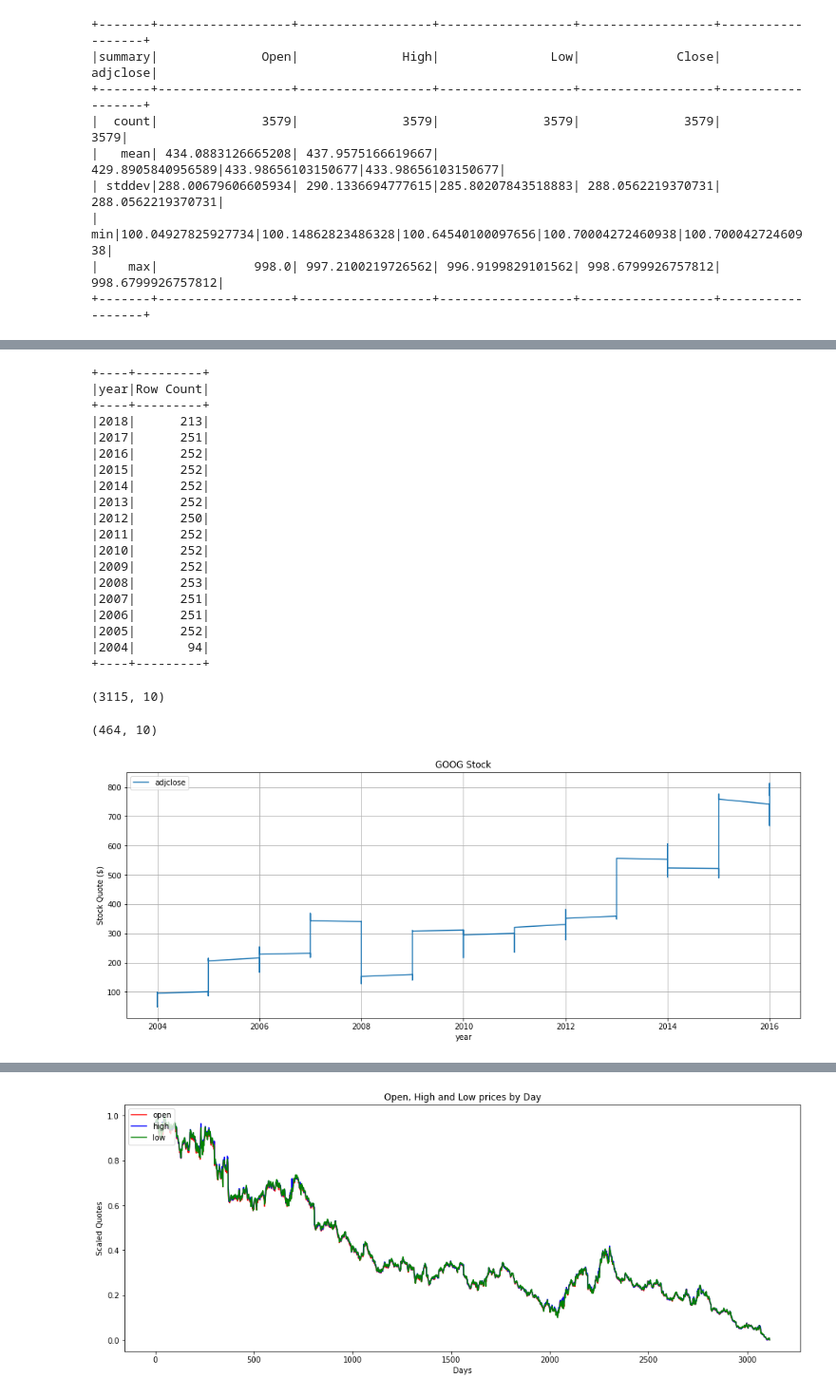
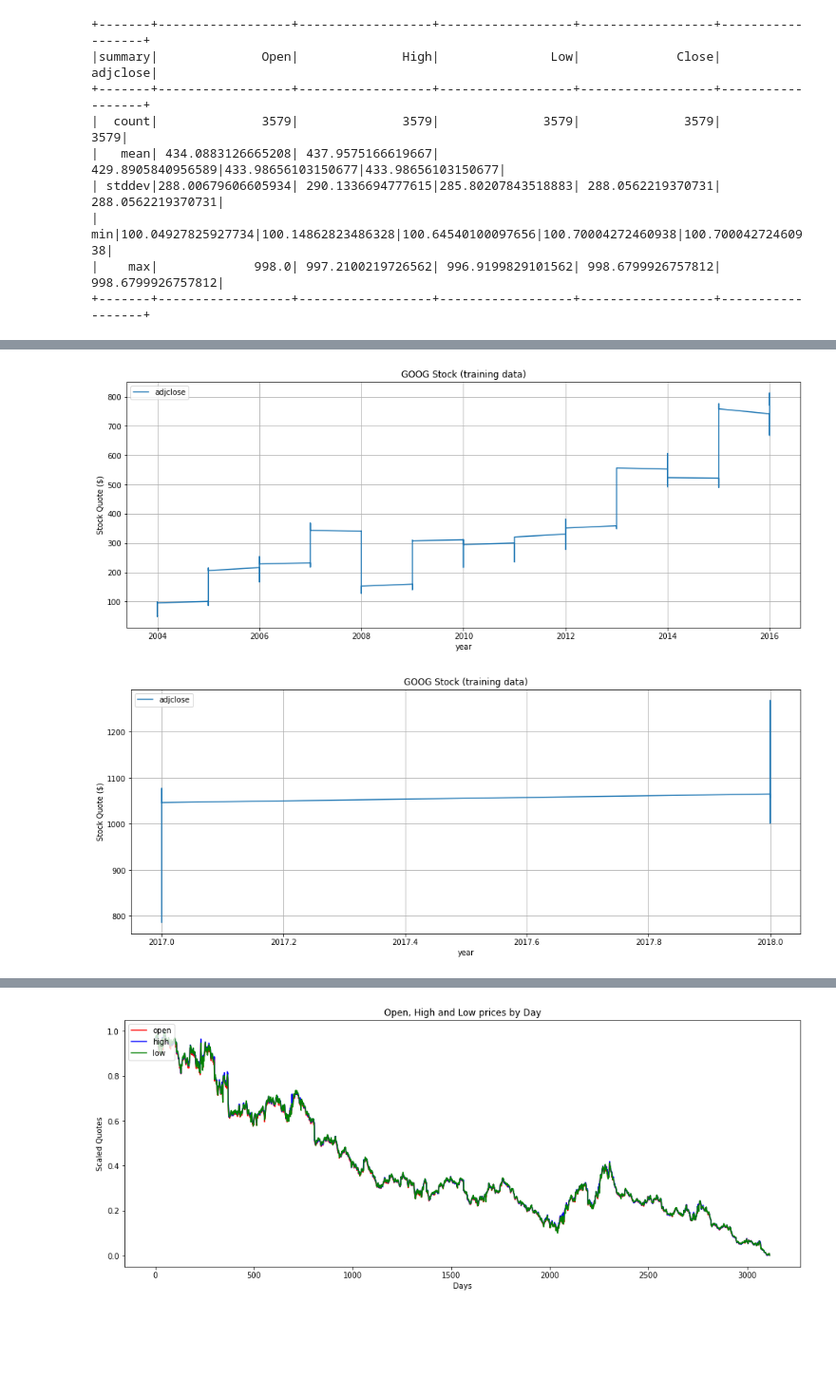
Before and after one commit to anagh07/stock_price_predictor, a Jupyter notebook: lstm_predictor.ipynb, the cells around one changed output, grey strips where cells are left out. Shown: that part at 95% size. Cells and saved outputs as stored; diff of their text form; code cells hidden in the pictures; blank space fills up the shorter version.

```diff
--- a/lstm_predictor.ipynb
+++ b/lstm_predictor.ipynb
@@ -153,27 +169 @@ df.select('Open', 'High', 'Low', 'Close', 'adjclose').describe().show()
-# %%
-# to estimate the testing and the training percentages:
-df.groupBy(['year']).agg({'adjclose':'count'})\
-    .withColumnRenamed('count(adjclose)', 'Row Count')\
-    .orderBy(["year"],ascending=False)\
-    .show()
-# %% [output]
-+----+---------+
-|year|Row Count|
-+----+---------+
-|2018|      213|
-|2017|      251|
-|2016|      252|
-|2015|      252|
-|2014|      252|
-|2013|      252|
-|2012|      250|
-|2011|      252|
-|2010|      252|
-|2009|      252|
-|2008|      253|
-|2007|      251|
-|2006|      251|
-|2005|      252|
-|2004|       94|
-+----+---------+
 # %%
@@ -181,28 +171,25 @@ df.groupBy(['year']).agg({'adjclose':'count'})\
 trainDF = df[df.year < 2017]
 testDF = df[df.year > 2016]
-# %%
-trainDF.toPandas().shape
-# %% [output]
-(3115, 10)
-# %%
-testDF.toPandas().shape
-# %% [output]
-(464, 10)
 # %%
+# plot the adjusted close price for training and testing:
 trainDF_plot = trainDF.select('year', 'adjclose').toPandas()
 trainDF_plot.dtypes
 trainDF_plot['year']=trainDF_plot['year'].astype(float)
 trainDF_plot['adjclose']=trainDF_plot['adjclose'].astype(float)
 trainDF_plot.set_index('year', inplace=True)
 
 testDF_plot = testDF.select('year', 'adjclose').toPandas()
 testDF_plot['year']=testDF_plot['year'].astype(float)
 testDF_plot['adjclose']=testDF_plot['adjclose'].astype(float)
 testDF_plot.set_index('year', inplace=True)
+trainDF_plot.plot(figsize=(16, 6), grid=True)
+plt.title(company_name + ' Stock (training data)')
+plt.ylabel('Stock Quote ($)')
+plt.show()
+testDF_plot.plot(figsize=(16, 6), grid=True)
+plt.title(company_name + ' Stock (training data)')
+plt.ylabel('Stock Quote ($)')
+plt.show()
+# %% [output]
+[figure, added]
+[figure, added]
-# %%
-trainDF_plot.plot(figsize=(16, 6), grid=True)
-plt.title(company_name + ' Stock')
-plt.ylabel('Stock Quote ($)')
-plt.show()
-# %% [output]
-[figure, removed]
```
Also changed, not shown: parts of 39 cells of this notebook.
